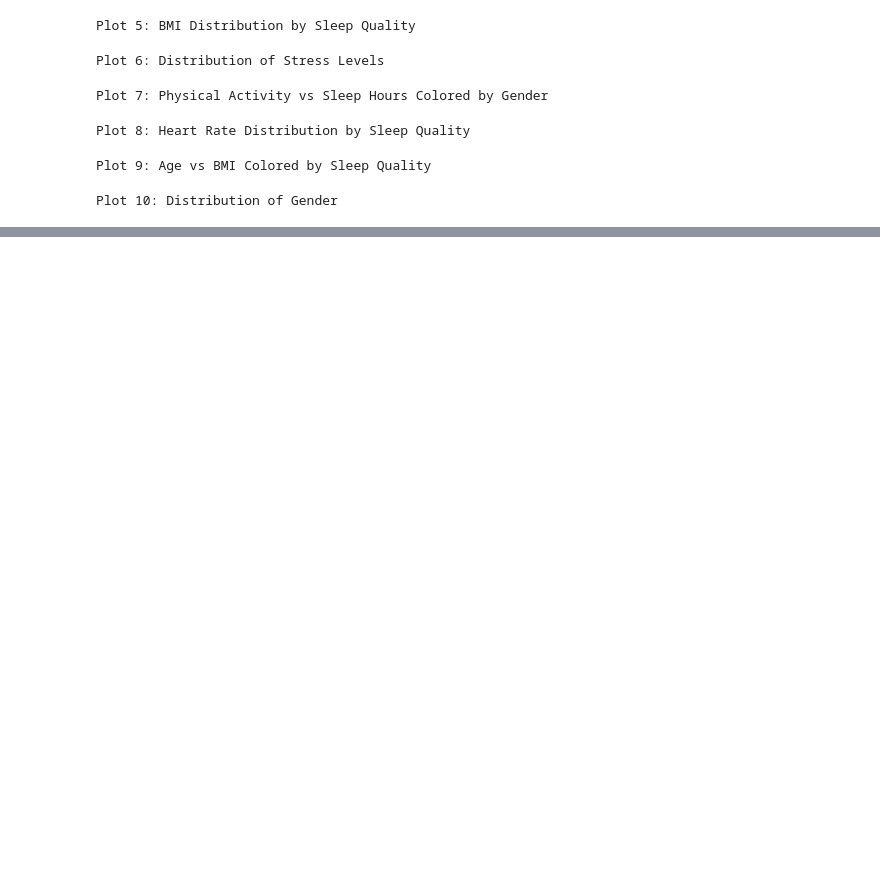
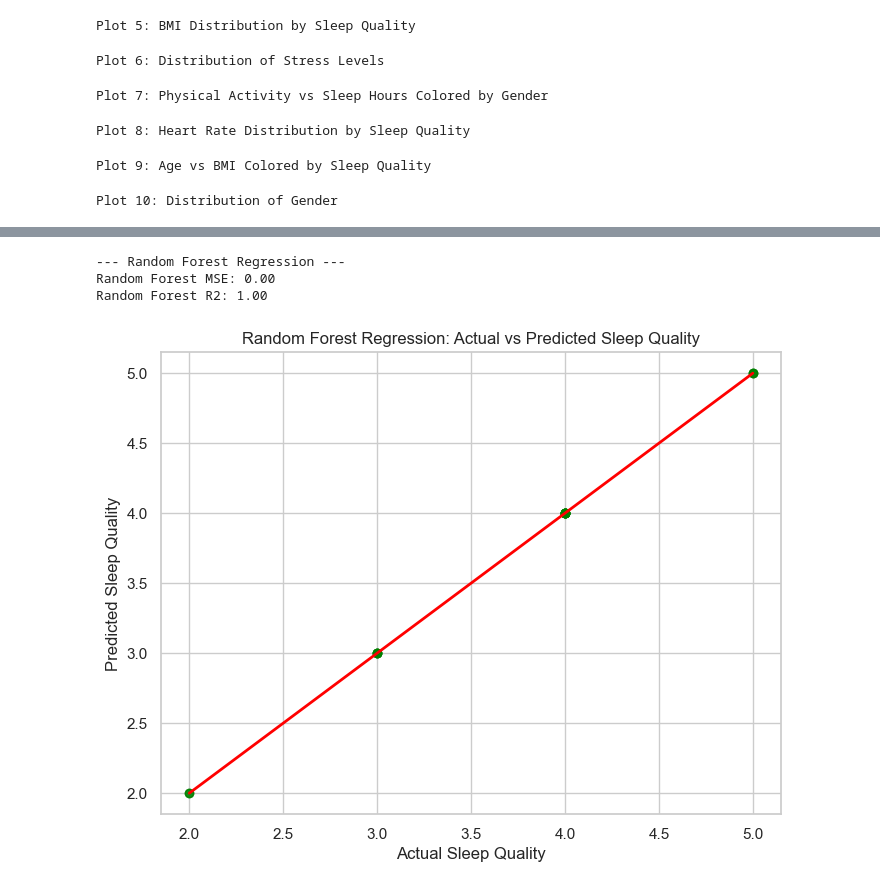
Before and after one commit to Miloss11/sleep-health-lifestyle-analysis, a Jupyter notebook: Sleep_Health_Lifestyle_Analysis.ipynb, the cells around one changed output, grey strips where cells are left out. Saved outputs shown, nothing was run; the diff lists cells and outputs as text; code cells hidden in the pictures; blank space fills up the shorter version.

```diff
--- a/Sleep_Health_Lifestyle_Analysis.ipynb
+++ b/Sleep_Health_Lifestyle_Analysis.ipynb
@@ -231,0 +280,22 @@ fig20.show()
+# %%
+
+# 2. Random Forest Regression
+print("\n--- Random Forest Regression ---")
+rf_model = RandomForestRegressor(random_state=42)
+rf_model.fit(X_train, y_train)
+y_pred_rf = rf_model.predict(X_test)
+print(f"Random Forest MSE: {mean_squared_error(y_test, y_pred_rf):.2f}")
+print(f"Random Forest R2: {r2_score(y_test, y_pred_rf):.2f}")
+
+plt.figure(figsize=(8,6))
+plt.scatter(y_test, y_pred_rf, alpha=0.7, color='green')
+plt.xlabel('Actual Sleep Quality')
+plt.ylabel('Predicted Sleep Quality')
+plt.title('Random Forest Regression: Actual vs Predicted Sleep Quality')
+plt.plot([y.min(), y.max()], [y.min(), y.max()], color='red', lw=2)
+plt.show()
+# %% [output]
+--- Random Forest Regression ---
+Random Forest MSE: 0.00
+Random Forest R2: 1.00
+[figure, added]
```
Also changed, not shown: parts of 21 cells of this notebook, 2 other files.
